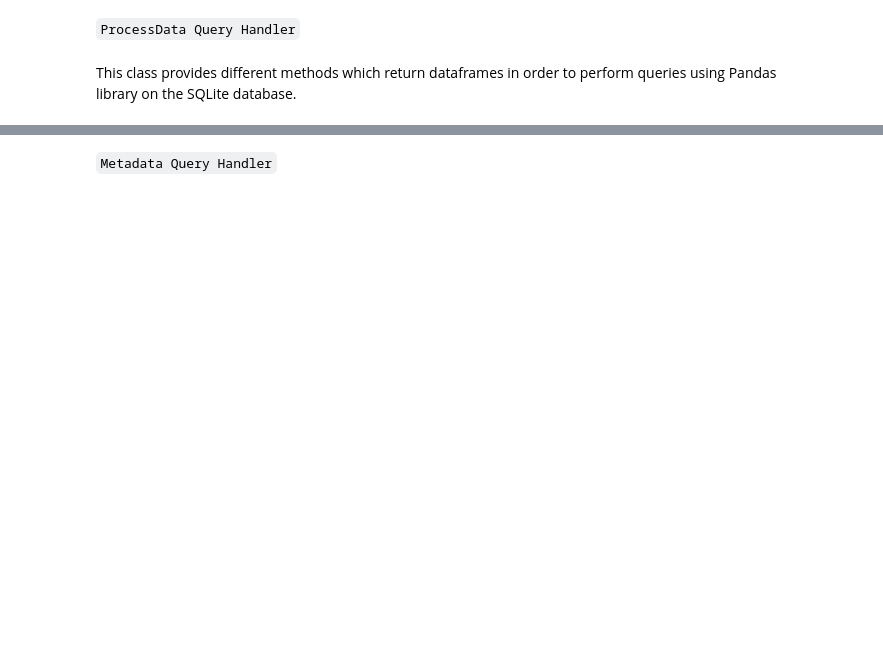
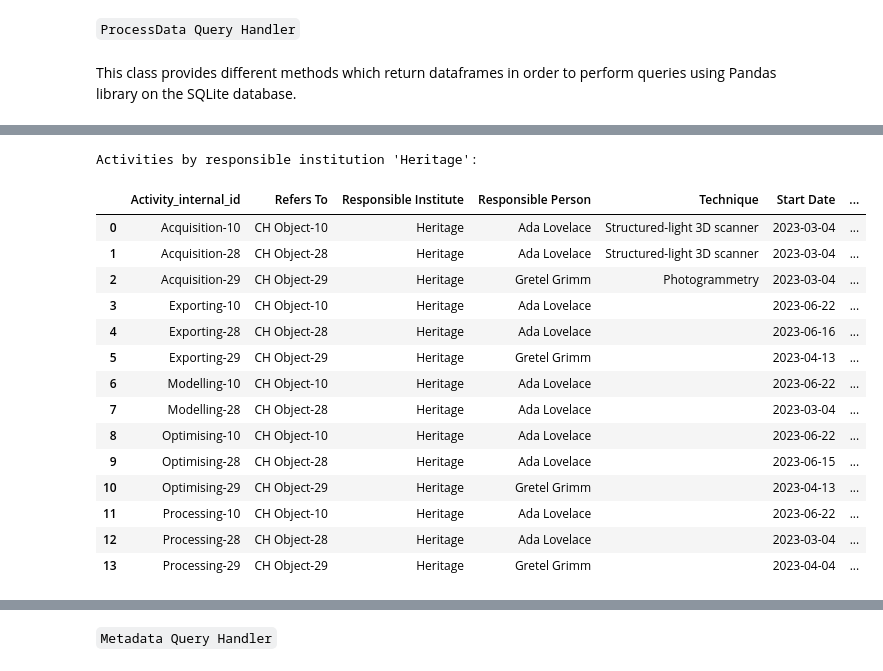
Before and after one commit to comp-management-data-project/DataScience-DHDK-gp24, a Jupyter notebook: presentation.ipynb, the cells around one changed output, grey strips where cells are left out. Cells and saved outputs as stored; diff of their text form; code cells hidden in the pictures; blank space fills up the shorter version.

```diff
--- a/presentation.ipynb
+++ b/presentation.ipynb
@@ -265,9 +291,26 @@ all_activities_df
 # %%
 # Example 2: Get activities by responsible institution
 responsible_institution = "Heritage"
-activities_by_institution_df = query_handler.getActivitiesByResponsibleInstitution(partialName=responsible_institution)
+activities_by_institution_df = sql_query_handler.getActivitiesByResponsibleInstitution(partialName=responsible_institution)
 print(f"Activities by responsible institution '{responsible_institution}':")
 activities_by_institution_df
+# %% [output]
+Activities by responsible institution 'Heritage':
+|  | Activity_internal_id | Refers To | Responsible Institute | Responsible Person | Technique | Start Date | ... |
+| 0 | Acquisition-10 | CH Object-10 | Heritage | Ada Lovelace | Structured-light 3D scanner | 2023-03-04 | ... |
+| 1 | Acquisition-28 | CH Object-28 | Heritage | Ada Lovelace | Structured-light 3D scanner | 2023-03-04 | ... |
+| 2 | Acquisition-29 | CH Object-29 | Heritage | Gretel Grimm | Photogrammetry | 2023-03-04 | ... |
+| 3 | Exporting-10 | CH Object-10 | Heritage | Ada Lovelace |  | 2023-06-22 | ... |
+| 4 | Exporting-28 | CH Object-28 | Heritage | Ada Lovelace |  | 2023-06-16 | ... |
+| 5 | Exporting-29 | CH Object-29 | Heritage | Gretel Grimm |  | 2023-04-13 | ... |
+| 6 | Modelling-10 | CH Object-10 | Heritage | Ada Lovelace |  | 2023-06-22 | ... |
+| 7 | Modelling-28 | CH Object-28 | Heritage | Ada Lovelace |  | 2023-03-04 | ... |
+| 8 | Optimising-10 | CH Object-10 | Heritage | Ada Lovelace |  | 2023-06-22 | ... |
+| 9 | Optimising-28 | CH Object-28 | Heritage | Ada Lovelace |  | 2023-06-15 | ... |
+| 10 | Optimising-29 | CH Object-29 | Heritage | Gretel Grimm |  | 2023-04-13 | ... |
+| 11 | Processing-10 | CH Object-10 | Heritage | Ada Lovelace |  | 2023-06-22 | ... |
+| 12 | Processing-28 | CH Object-28 | Heritage | Ada Lovelace |  | 2023-03-04 | ... |
+| 13 | Processing-29 | CH Object-29 | Heritage | Gretel Grimm |  | 2023-04-04 | ... |
 # %%
 # Example 3: Get activities by responsible person
 responsible_person = "Gretel Grim"
```
Also changed, not shown: parts of 33 cells of this notebook, 11 other files.
